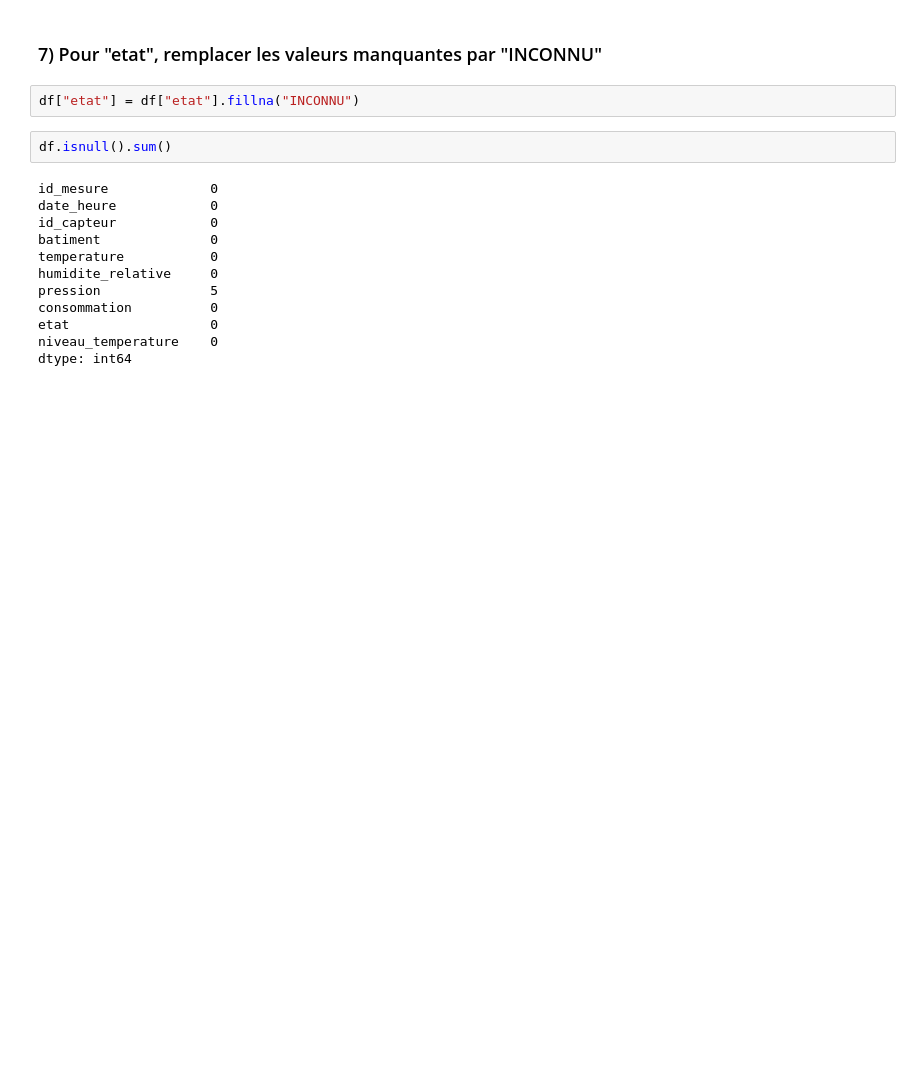
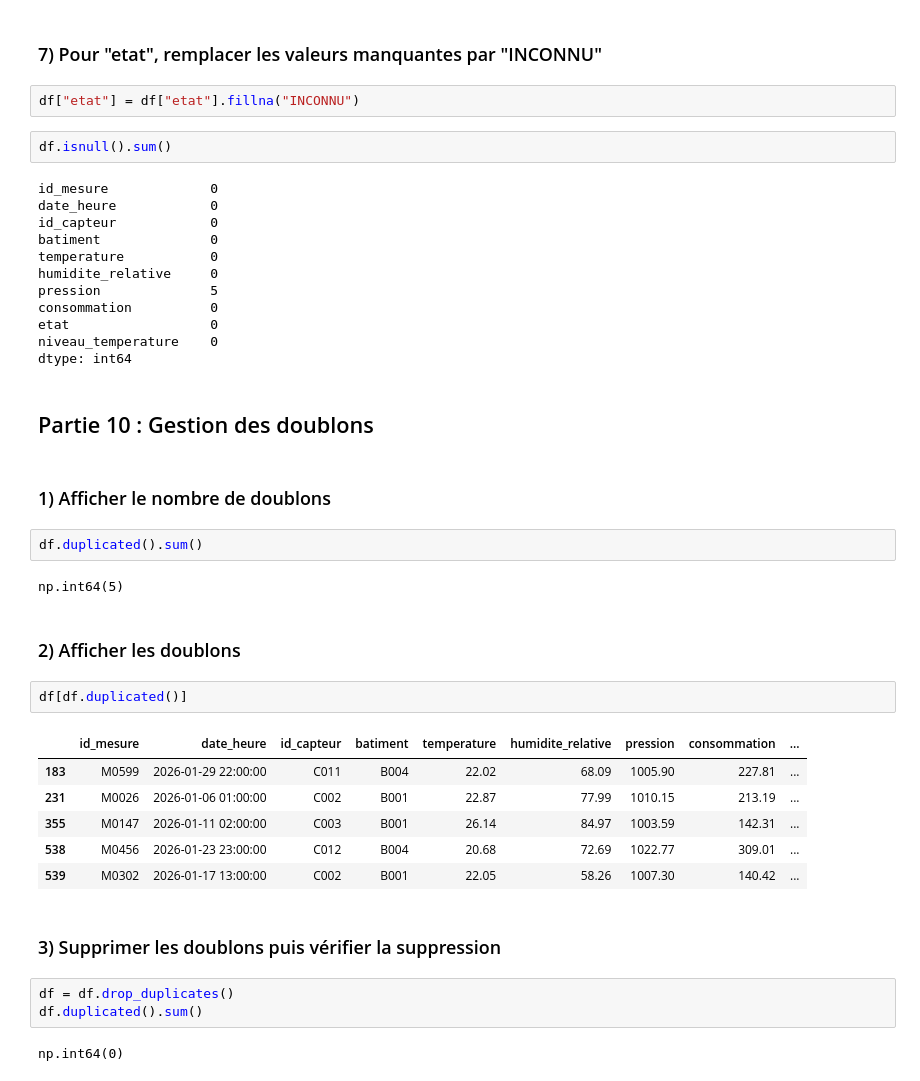
Before and after one commit to Fattimm/atelierPandas, a Jupyter notebook: notebooks/atelier_pandas_iot .ipynb, the cells around one changed output. Drawn from its saved outputs; the diff is of its cells as text; blank space fills up the shorter version.

Commit message:
Partie 10 : Gestion des doublons

```diff
--- a/notebooks/atelier_pandas_iot .ipynb
+++ b/notebooks/atelier_pandas_iot .ipynb
@@ -649,3 +649,29 @@ consommation          0
 etat                  0
 niveau_temperature    0
 dtype: int64
+# %% [markdown]
+## Partie 10 : Gestion des doublons
+# %% [markdown]
+### 1) Afficher le nombre de doublons
+# %%
+df.duplicated().sum()
+# %% [output]
+np.int64(5)
+# %% [markdown]
+### 2) Afficher les doublons
+# %%
+df[df.duplicated()]
+# %% [output]
+|  | id_mesure | date_heure | id_capteur | batiment | temperature | humidite_relative | pression | consommation | ... |
+| 183 | M0599 | 2026-01-29 22:00:00 | C011 | B004 | 22.02 | 68.09 | 1005.90 | 227.81 | ... |
+| 231 | M0026 | 2026-01-06 01:00:00 | C002 | B001 | 22.87 | 77.99 | 1010.15 | 213.19 | ... |
+| 355 | M0147 | 2026-01-11 02:00:00 | C003 | B001 | 26.14 | 84.97 | 1003.59 | 142.31 | ... |
+| 538 | M0456 | 2026-01-23 23:00:00 | C012 | B004 | 20.68 | 72.69 | 1022.77 | 309.01 | ... |
+| 539 | M0302 | 2026-01-17 13:00:00 | C002 | B001 | 22.05 | 58.26 | 1007.30 | 140.42 | ... |
+# %% [markdown]
+### 3) Supprimer les doublons puis vérifier la suppression
+# %%
+df = df.drop_duplicates()
+df.duplicated().sum()
+# %% [output]
+np.int64(0)
```
